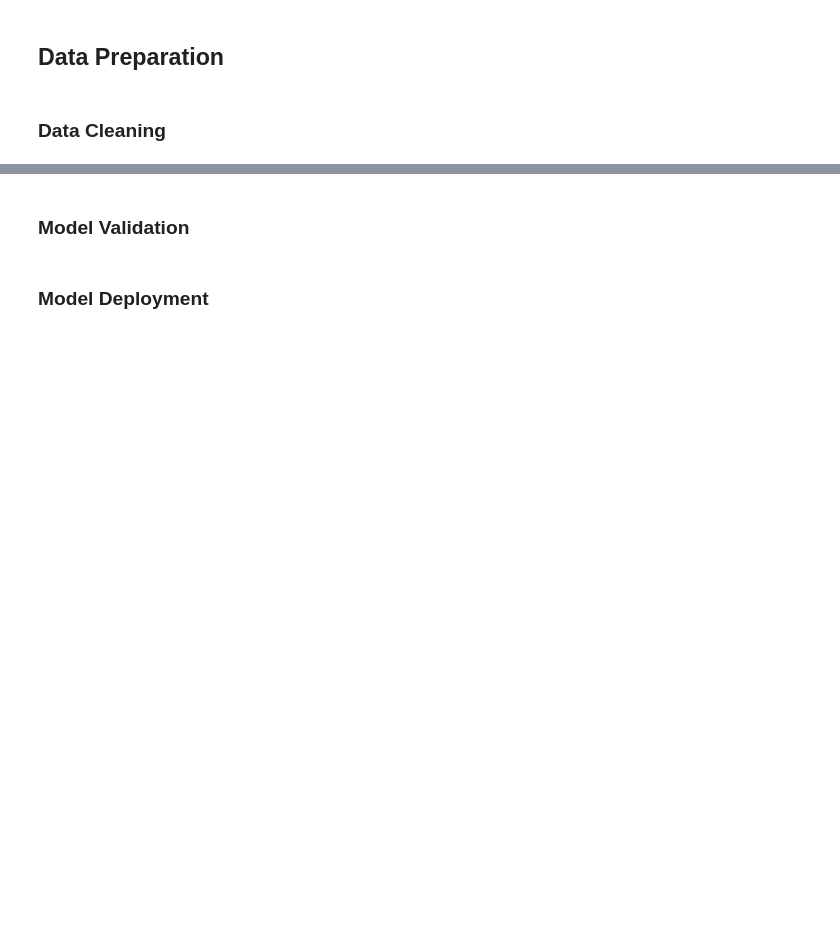
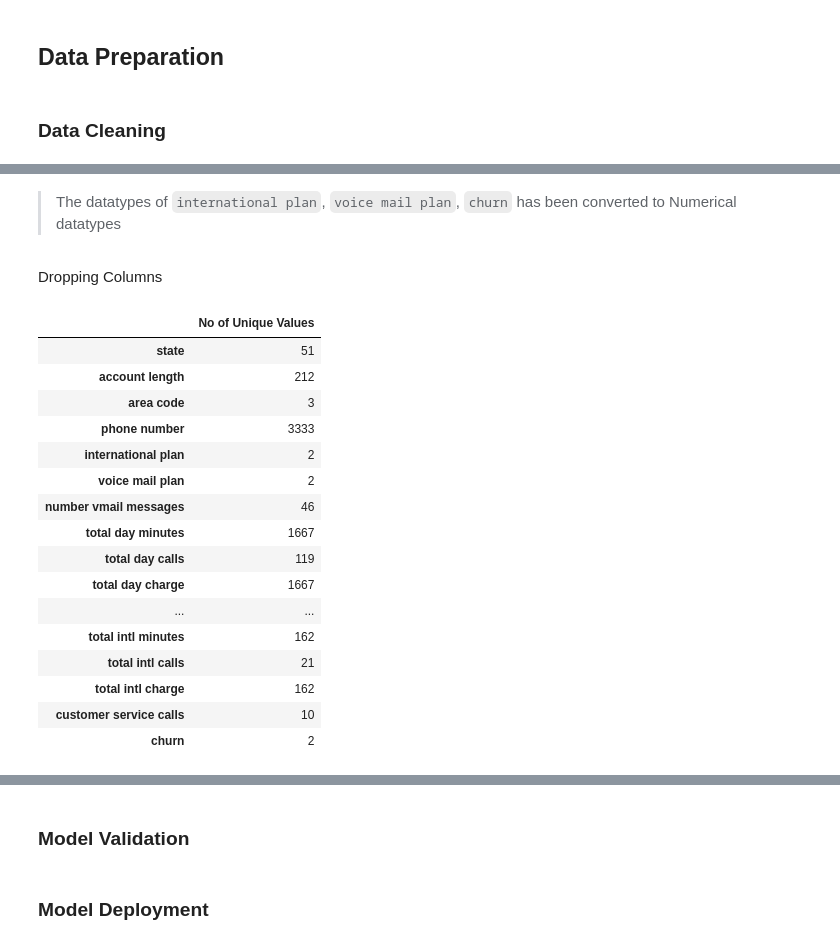
Before and after one commit to Atieng/Customer-Churn-Prediction, a Jupyter notebook: Customer-churn.ipynb, the cells around one changed output, grey strips where cells are left out. Drawn from its saved outputs; the diff is of its cells as text; code cells hidden in the pictures; blank space fills up the shorter version.

```diff
--- a/Customer-churn.ipynb
+++ b/Customer-churn.ipynb
@@ -165,0 +196,4 @@ df.describe()
+# %%
+# Change churn to values: 1 (churned/True) 0 (no churn/False)
+df.loc[df['churn'] == True, 'churn'] = 1
+df.loc[df['churn'] == False, 'churn'] = 0
@@ -165,0 +256,25 @@ df.describe()
+# %% [markdown]
+> The datatypes of `international plan`, `voice mail plan`, `churn` has been converted to Numerical datatypes
+# %% [markdown]
+Dropping Columns
+# %%
+# Checking number of unique values in each column
+df.nunique().to_frame("No of Unique Values")
+# %% [output]
+|  | No of Unique Values |
+| state | 51 |
+| account length | 212 |
+| area code | 3 |
+| phone number | 3333 |
+| international plan | 2 |
+| voice mail plan | 2 |
+| number vmail messages | 46 |
+| total day minutes | 1667 |
+| total day calls | 119 |
+| total day charge | 1667 |
+| ... | ... |
+| total intl minutes | 162 |
+| total intl calls | 21 |
+| total intl charge | 162 |
+| customer service calls | 10 |
+| churn | 2 |
```
Also changed, not shown: parts of 40 cells of this notebook.
